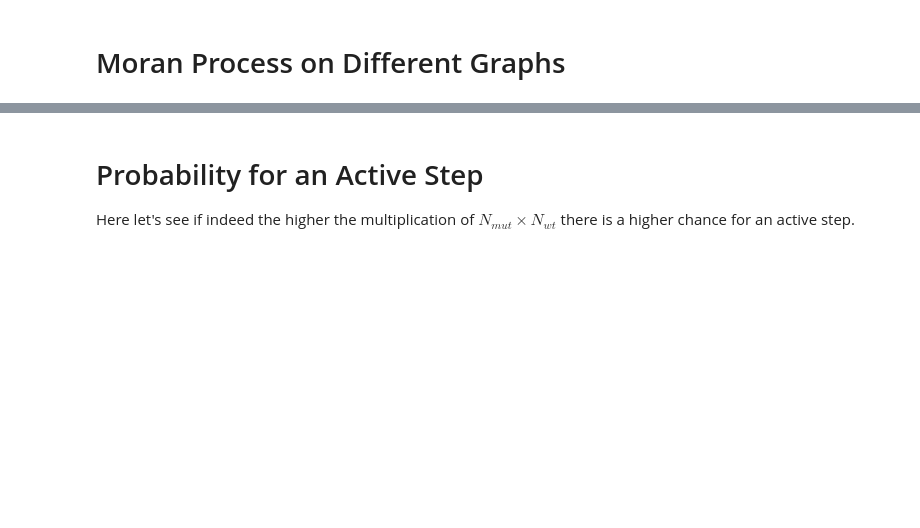
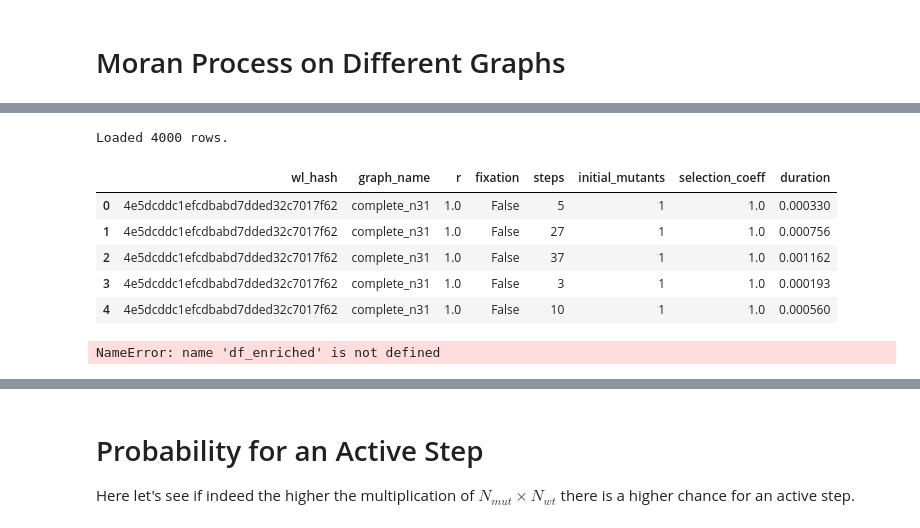
Before and after one commit to matanyaw9/Moran-Process, a Jupyter notebook: df_analysis.ipynb, the cells around one changed output, grey strips where cells are left out. Cells and saved outputs as stored; diff of their text form; code cells hidden in the pictures; blank space fills up the shorter version.

Commit message:
still bugs to fix in analyxing the results

```diff
--- a/df_analysis.ipynb
+++ b/df_analysis.ipynb
@@ -15,25 +34,34 @@ sns.set_theme(style="whitegrid")
 # %%
-filename = 'comparative_study_results.csv'
-data_dir = 'simulation_data'
+
 # Replace 'your_results.csv' with your actual filename
 df = pd.read_csv(os.path.join(data_dir, filename))
 
-df = df[~df['graph_name'].str.contains("cycle", case=False, na=False)]
+# df = df[~df['graph_name'].str.contains("cycle", case=False, na=False)]
 
 # Display basic info to verify
 print(f"Loaded {len(df)} rows.")
 display(df.head())
+# %% [output]
+Loaded 4000 rows.
+|  | wl_hash | graph_name | r | fixation | steps | initial_mutants | selection_coeff | duration |
+| 0 | 4e5dcddc1efcdbabd7dded32c7017f62 | complete_n31 | 1.0 | False | 5 | 1 | 1.0 | 0.000330 |
+| 1 | 4e5dcddc1efcdbabd7dded32c7017f62 | complete_n31 | 1.0 | False | 27 | 1 | 1.0 | 0.000756 |
+| 2 | 4e5dcddc1efcdbabd7dded32c7017f62 | complete_n31 | 1.0 | False | 37 | 1 | 1.0 | 0.001162 |
+| 3 | 4e5dcddc1efcdbabd7dded32c7017f62 | complete_n31 | 1.0 | False | 3 | 1 | 1.0 | 0.000193 |
+| 4 | 4e5dcddc1efcdbabd7dded32c7017f62 | complete_n31 | 1.0 | False | 10 | 1 | 1.0 | 0.000560 |
 # %%
 # Get list of unique graph names
-unique_graphs = df['graph_name'].unique()
+unique_graphs = df['wl_hash'].unique()
 
 
-for graph in unique_graphs:
-    unique_r_values = df[df['graph_name'] == graph]['r'].unique()
+for graph_hash in unique_graphs:
+    unique_r_values = df_enriched[df_enriched['wl_hash'] == graph_hash]['r'].unique()
+    N = graph_df[graph_df['wl_hash'] == graph_hash]['n_nodes']
+    # N = subset['n_nodes'].iloc[0]
+    graph_name = graph_df[graph_df['wl_hash'] == graph_hash]['graph_name']
     for r in unique_r_values:
         # 1. Filter data for this specific graph
-        subset = df[(df['graph_name'] == graph) & (df['r'] == r)]
-        N = subset['N'].iloc[0]
+        subset = df_enriched[(df_enriched['wl_hash'] == graph_hash) & (df_enriched['r'] == r)]
         # 2. Filter for only successful fixations
         fixation_subset = subset[subset['fixation'] == True]
 
@@ -46,7 +74,7 @@ for graph in unique_graphs:
         fig, axes = plt.subplots(1, 2, figsize=(14, 5))
 
         # Main Title with Statistics
-        fig.suptitle(f"Graph: {graph}|N: {N} |r: {r} | Runs: {n_runs} | P(fix): {p_fix:.3f} ({n_success}/{n_runs})",
+        fig.suptitle(f"Graph: {graph_name}|N: {N} |r: {r} | Runs: {n_runs} | P(fix): {p_fix:.3f} ({n_success}/{n_runs})",
                     fontsize=14, fontweight='bold', y=1.05)
 
         # Plot 1: Histogram of Steps (All runs: Fixation + Extinction)
@@ -72,6 +100,8 @@ for graph in unique_graphs:
 
         plt.tight_layout()
         plt.show()
+# %% [output]
+NameError: name 'df_enriched' is not defined
 # %%
 # ---------------------------------------------------------
 # TABLE 1: Median Steps (Only Successful Fixations)
```
Also changed, not shown: parts of 12 cells of this notebook, 2 other files.
